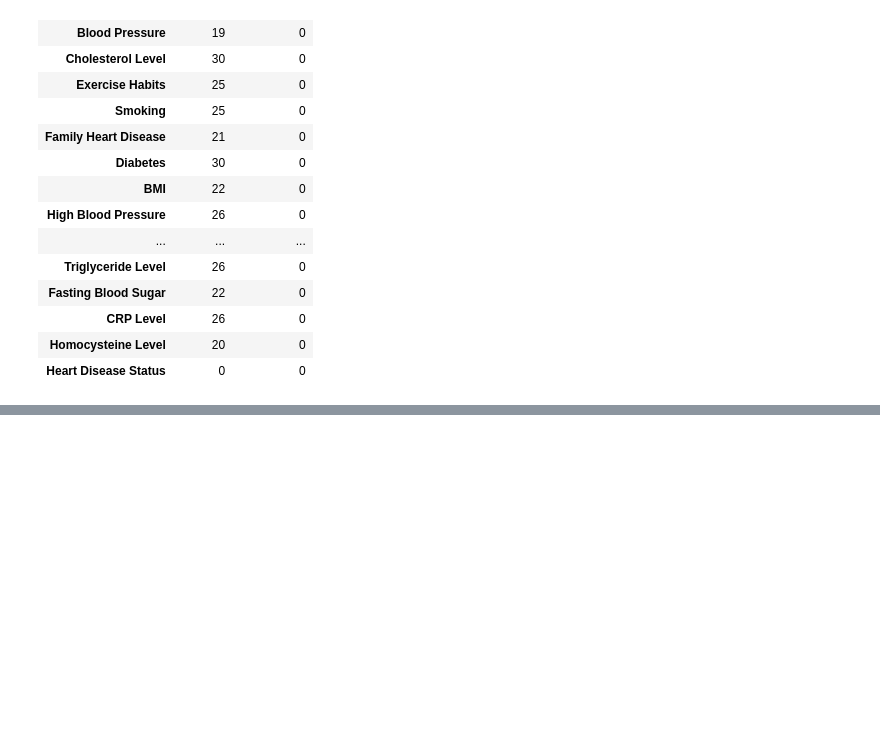
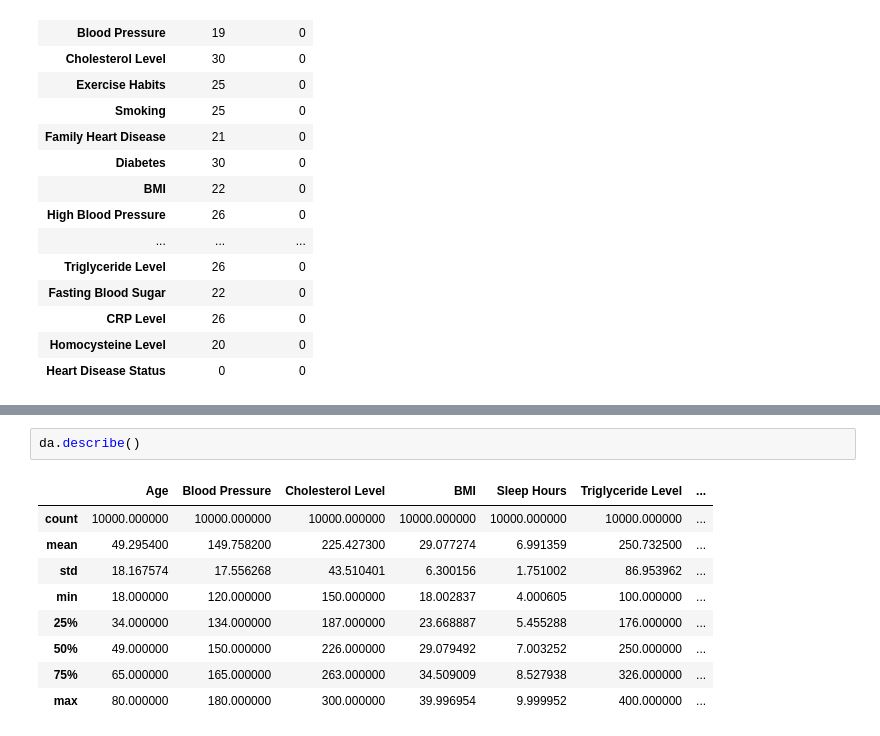
Before and after one commit to olaoluwacode/Heart-Disease-Detection-with-Machine-Learning, a Jupyter notebook: heartdisease.ipynb, the cells around one changed output, grey strips where cells are left out. Saved outputs shown, nothing was run; the diff lists cells and outputs as text; blank space fills up the shorter version.

```diff
--- a/heartdisease.ipynb
+++ b/heartdisease.ipynb
@@ -763,0 +806,12 @@ comparison
+# %%
+da.describe()
+# %% [output]
+|  | Age | Blood Pressure | Cholesterol Level | BMI | Sleep Hours | Triglyceride Level | ... |
+| count | 10000.000000 | 10000.000000 | 10000.000000 | 10000.000000 | 10000.000000 | 10000.000000 | ... |
+| mean | 49.295400 | 149.758200 | 225.427300 | 29.077274 | 6.991359 | 250.732500 | ... |
+| std | 18.167574 | 17.556268 | 43.510401 | 6.300156 | 1.751002 | 86.953962 | ... |
+| min | 18.000000 | 120.000000 | 150.000000 | 18.002837 | 4.000605 | 100.000000 | ... |
+| 25% | 34.000000 | 134.000000 | 187.000000 | 23.668887 | 5.455288 | 176.000000 | ... |
+| 50% | 49.000000 | 150.000000 | 226.000000 | 29.079492 | 7.003252 | 250.000000 | ... |
+| 75% | 65.000000 | 165.000000 | 263.000000 | 34.509009 | 8.527938 | 326.000000 | ... |
+| max | 80.000000 | 180.000000 | 300.000000 | 39.996954 | 9.999952 | 400.000000 | ... |
```
Also changed, not shown: parts of 4 cells of this notebook.
